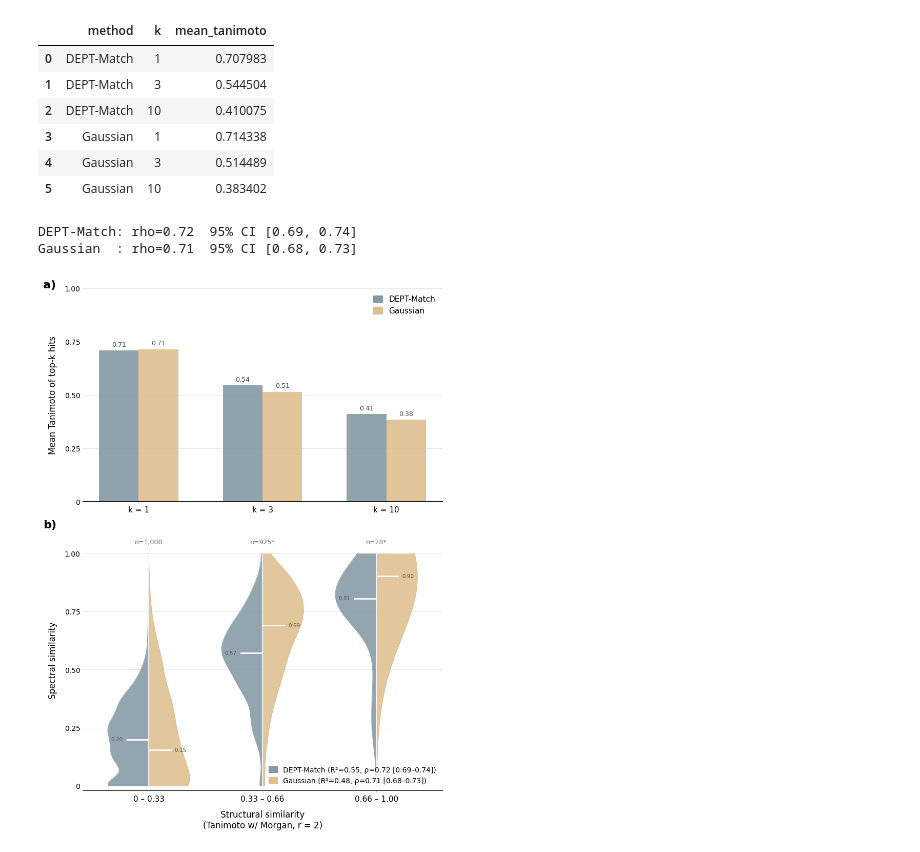
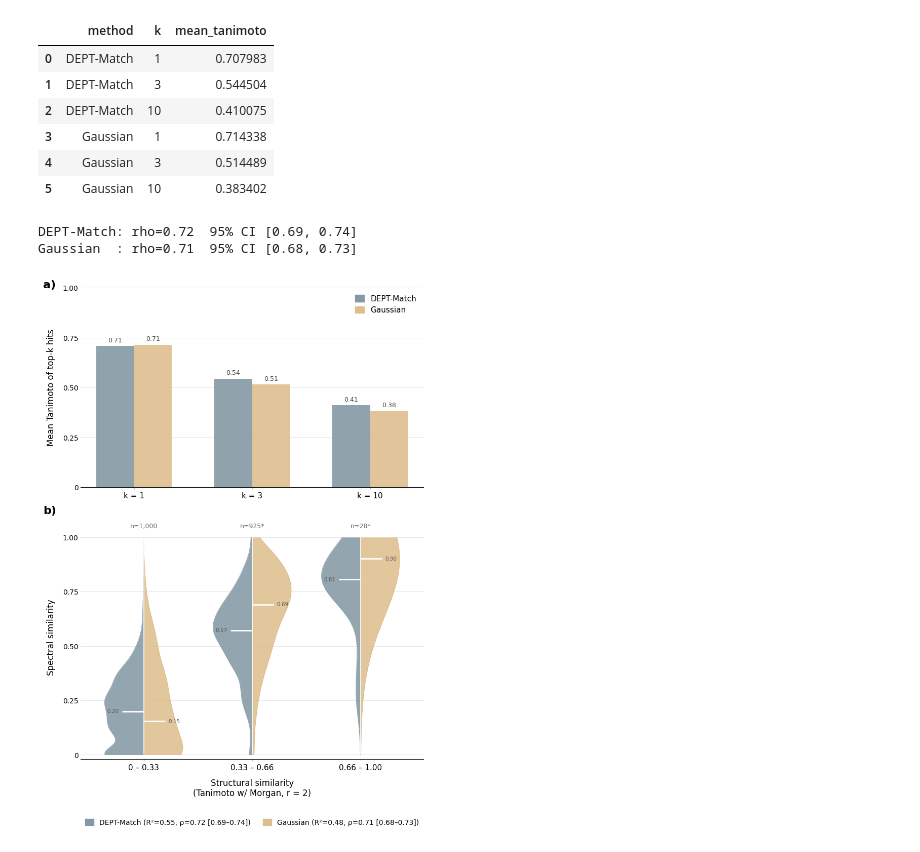
Before and after one commit to enveda/nmr-dept-similarity, a Jupyter notebook: notebooks/05_structural_vs_spectral_similarity.ipynb, the cells around one changed output. Drawn from its saved outputs; the diff is of its cells as text; code cells hidden in the pictures.

Commit message:
Improve style figure3 and refactor column names in exp scripts

```diff
--- a/notebooks/05_structural_vs_spectral_similarity.ipynb
+++ b/notebooks/05_structural_vs_spectral_similarity.ipynb
@@ -357,32 +357,34 @@ ax_vio.set_ylabel("Spectral similarity", fontsize=12, labelpad=10)
 ax_vio.set_ylim(-0.02, 1.10)
 ax_vio.set_xlim(-0.58, len(BIN_LABELS) - 0.42)
 ax_vio.set_yticks([0.0, 0.25, 0.50, 0.75, 1.00])
 ax_vio.set_yticklabels(["0", "0.25", "0.50", "0.75", "1.00"], fontsize=10)
 ax_vio.yaxis.grid(True, linewidth=0.5, color="lightgray", alpha=0.8, zorder=0)
 ax_vio.set_axisbelow(True)
 ax_vio.spines[["top", "right", "left"]].set_visible(False)
 ax_vio.tick_params(axis="y", length=0)
 ax_vio.tick_params(axis="x", length=3, color="#bbbbbb")
+# Legend below panel b (spanning both methods) so it no longer overlaps the violins.
 ax_vio.legend(
     handles=[
         mpatches.Patch(
             color=COLOR_HUNGARIAN,
             label=f"DEPT-Match (R²={r2_hungarian:.2f}, ρ={rho_h:.2f} [{rho_h_ci[0]:.2f}–{rho_h_ci[1]:.2f}])",
         ),
         mpatches.Patch(
             color=COLOR_GAUSS,
             label=f"Gaussian (R²={r2_gauss:.2f}, ρ={rho_g:.2f} [{rho_g_ci[0]:.2f}–{rho_g_ci[1]:.2f}])",
         ),
     ],
-    frameon=False, loc="lower right", fontsize=10, handlelength=1.2, handleheight=1.0,
+    frameon=False, loc="upper center", bbox_to_anchor=(0.5, -0.22),
+    ncol=2, fontsize=10, handlelength=1.2, handleheight=1.0, columnspacing=1.8,
 )
 ax_vio.text(-0.11, 1.04, "b)", transform=ax_vio.transAxes, fontsize=16,
             fontweight="bold", va="top", ha="left")
 
 fig.tight_layout()
 fig.savefig(f"{PROCESSED_DATA_DIR}/../figures/figure3.png", dpi=400, bbox_inches="tight")
 plt.show()
 # %% [output]
 DEPT-Match: rho=0.72  95% CI [0.69, 0.74]
 Gaussian  : rho=0.71  95% CI [0.68, 0.73]
-[figure, old version]
+[figure, new version]
```
Also changed, not shown: 6 other files.
